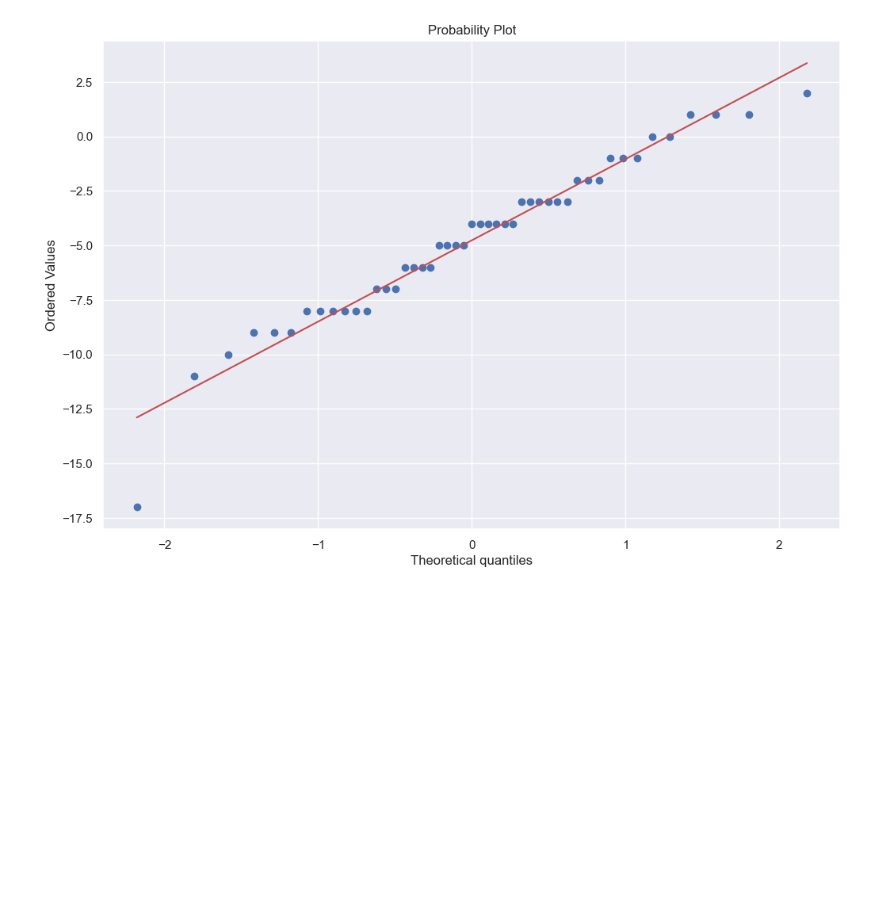
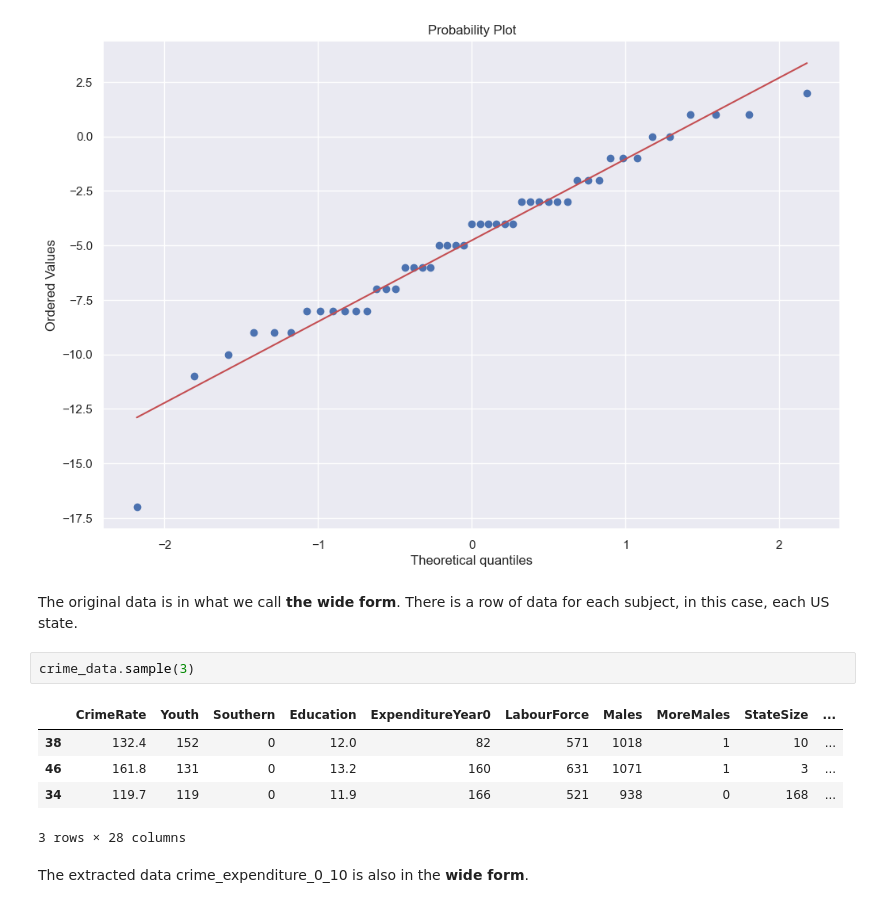
Before and after one commit to D76X/jupyter_notebooks, a Jupyter notebook: FoundationOfStatsAndProp/07.PairedSamplesTestr.ipynb, the cells around one changed output. Cells and saved outputs as stored; diff of their text form; blank space fills up the shorter version.

```diff
--- a/FoundationOfStatsAndProp/07.PairedSamplesTestr.ipynb
+++ b/FoundationOfStatsAndProp/07.PairedSamplesTestr.ipynb
@@ -144,3 +144,15 @@ stats.probplot(crime_data['ExpenditureDiffY10Y0'], dist = "norm", plot=plt)
           -1,  -1,   0,   0,   1,   1,   1,   2], dtype=int64)),
  (3.728841530262049, -4.7659574468085095, 0.9784651221301525))
 [figure]
+# %% [markdown]
+The original data is in what we call **the wide form**. There is a row of data for each subject, in this case, each US state.
+# %%
+crime_data.sample(3)
+# %% [output]
+|  | CrimeRate | Youth | Southern | Education | ExpenditureYear0 | LabourForce | Males | MoreMales | StateSize | ... |
+| 38 | 132.4 | 152 | 0 | 12.0 | 82 | 571 | 1018 | 1 | 10 | ... |
+| 46 | 161.8 | 131 | 0 | 13.2 | 160 | 631 | 1071 | 1 | 3 | ... |
+| 34 | 119.7 | 119 | 0 | 11.9 | 166 | 521 | 938 | 0 | 168 | ... |
+3 rows × 28 columns
+# %% [markdown]
+The extracted data crime_expenditure_0_10 is also in the **wide form**.
```
Also changed, not shown: parts of 10 cells of this notebook.
